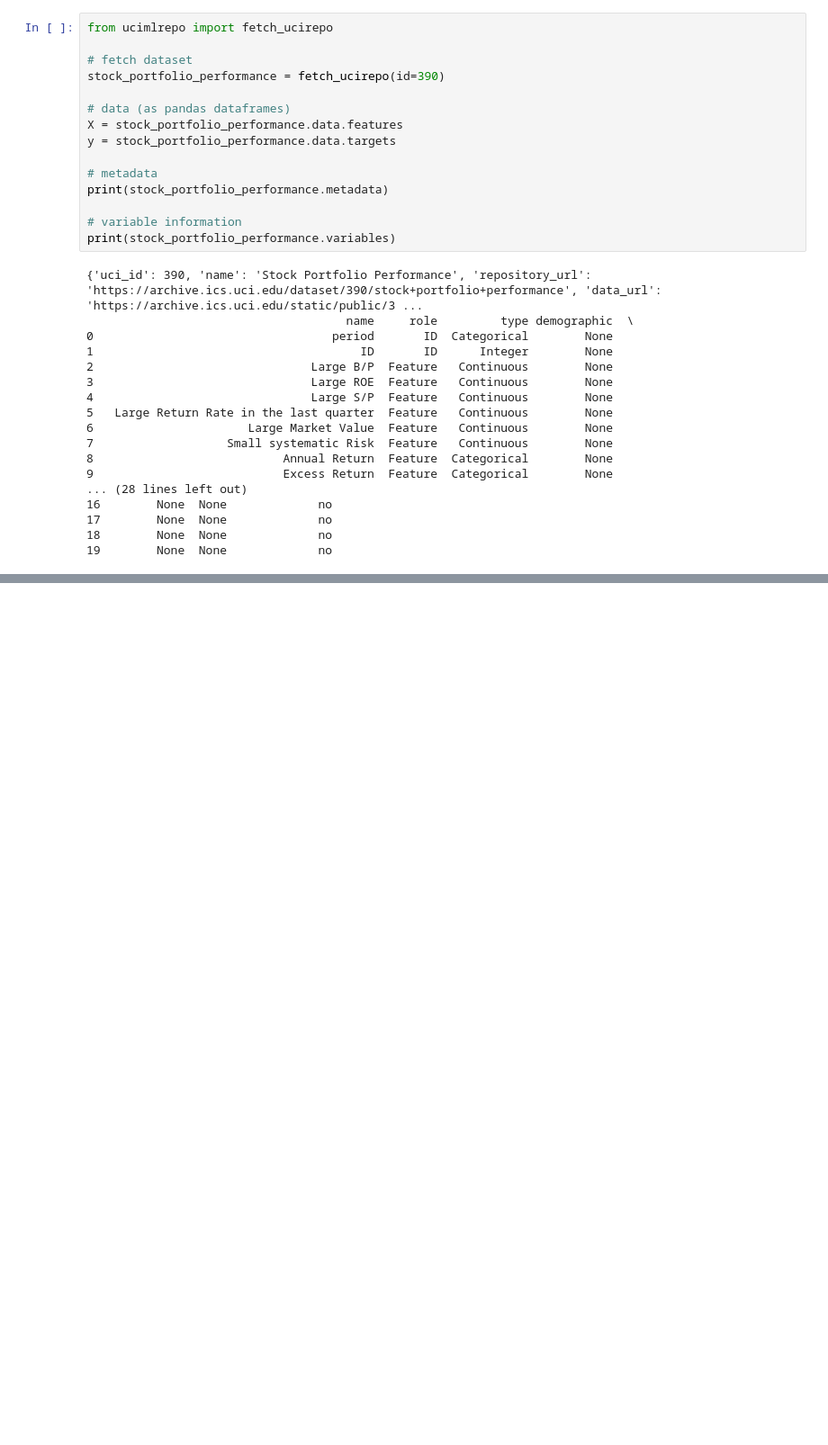
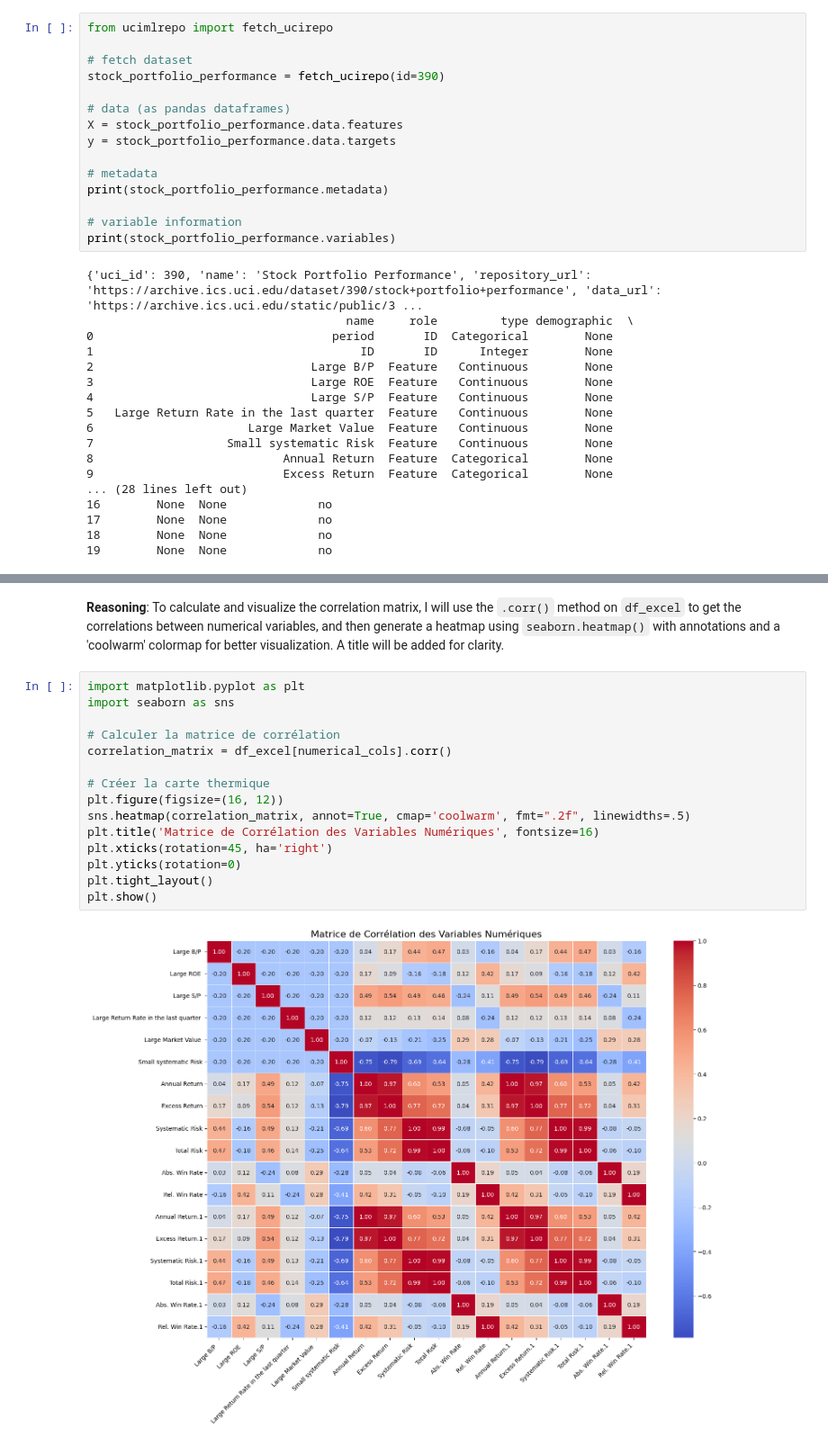
Before and after one commit to elbazyounes-debug/DS, a Jupyter notebook: Untitled2.ipynb, the cells around one changed output, grey strips where cells are left out. Shown at 90% size. Saved outputs shown, nothing was run; the diff lists cells and outputs as text; blank space fills up the shorter version.

```diff
--- a/Untitled2.ipynb
+++ b/Untitled2.ipynb
@@ -50,0 +247,20 @@ print(stock_portfolio_performance.variables)
+# %% [markdown]
+**Reasoning**:
+To calculate and visualize the correlation matrix, I will use the `.corr()` method on `df_excel` to get the correlations between numerical variables, and then generate a heatmap using `seaborn.heatmap()` with annotations and a 'coolwarm' colormap for better visualization. A title will be added for clarity.
+# %%
+import matplotlib.pyplot as plt
+import seaborn as sns
+
+# Calculer la matrice de corrélation
+correlation_matrix = df_excel[numerical_cols].corr()
+
+# Créer la carte thermique
+plt.figure(figsize=(16, 12))
+sns.heatmap(correlation_matrix, annot=True, cmap='coolwarm', fmt=".2f", linewidths=.5)
+plt.title('Matrice de Corrélation des Variables Numériques', fontsize=16)
+plt.xticks(rotation=45, ha='right')
+plt.yticks(rotation=0)
+plt.tight_layout()
+plt.show()
+# %% [output]
+[figure, added]
```
Also changed, not shown: parts of 31 cells of this notebook.
